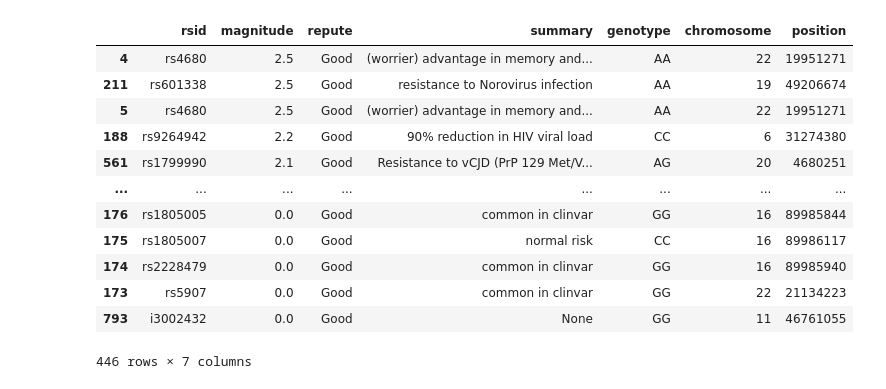
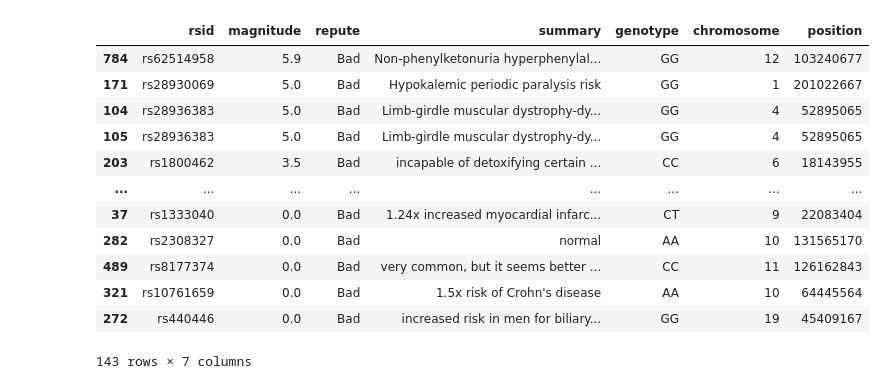
Before and after one commit to linzbush/23-me, a Jupyter notebook: main.ipynb, the cells around one changed output. Drawn from its saved outputs; the diff is of its cells as text; code cells hidden in the pictures.

```diff
--- a/main.ipynb
+++ b/main.ipynb
@@ -25,20 +48,18 @@ data.isna().any()
 # %%
-data = pd.read_csv('genome.txt', sep='\t', na_values='---', dtype={'rsid':'str', 'chromosome':'object', 'position':'int', 'genotype':'str'}, comment='#', names=["rsid", "chromosome", "position", "genotype"])
+#data = pd.read_csv('genome.txt', sep='\t', na_values='---', dtype={'rsid':'str', 'chromosome':'object', 'position':'int', 'genotype':'str'}, comment='#', names=["rsid", "chromosome", "position", "genotype"])
 
 data['chromosome'].unique()
+
+#rename X chromosome to 23
 data['chromosome'] = data['chromosome'].apply(lambda x:
     re.sub(r'X', r'23', x))
+#rename Y chromosome to 24
 data['chromosome'] = data['chromosome'].apply(lambda x:
     re.sub(r'MT', r'24', x))
 
-    # Figure out what to do with your Y
+# filter out empty Y data
 data = data[data['chromosome'] != 'Y']
 data['chromosome'] = data['chromosome'].apply(lambda x:
 	int(x))
 
-    # showing
-# data['isDigit'] = data['chromosome'].str.isdigit()
-# data = data.loc[(data['isDigit'] == False) & (data['chromosome'] == 'Y')  ]
-# data['isDigit'] = data['chromosome'].str.isdigit()
-# data = data[data['isDigit'] == False]
-# data
+data
@@ -57,18 +109,7 @@ display(data.info())
 data.rename({' rsid': 'rsid'}, axis='columns', inplace=True)
 
 #how many snps are there per chromosome?
-
-#solve manually with a for loop
-x = []
-y = []
-for k in chromosome_dict:
-    x.append(k)
-    y.append(len(data[data.chromosome ==k]))
-rsid_per_chromosome = dict(zip(x,y))
-rsid_per_chromosome
-
-#or solve with pandas
-rsid_per_chromosome_series = data.groupby('chromosome')['rsid'].count()
-rsid_per_chromosome_series.columns = ['chromosome','count']
-rsid_per_chromosome_series.plot.barh(figsize=(16,9), fontsize=15)
+rsid_per_chromosome = data.groupby('chromosome')['rsid'].count()
+rsid_per_chromosome.columns = ['chromosome','count']
+rsid_per_chromosome.plot.barh(figsize=(16,9), fontsize=15)
 plt.show()
@@ -99,22 +200,32 @@ snp_df.isna().any()
 # %%
+#create new df merging snpedia data with 23 and me raw data
 new_df = snp_df.merge(data, how='inner', on=['rsid', 'genotype'], suffixes=('_SNPedia', '_myDNA'))
+
+#create df to display bad genes, ascend by magnitude
 bad = new_df[new_df['repute'] == 'Bad'].sort_values('magnitude', ascending = False)
+
+#create df to display neutral genes, ascend by magnitude
 neutral = new_df[new_df['repute'] == 'Neutral'].sort_values('magnitude', ascending = False)
+
+#create df to display good genes, ascend by magnitude
 good = new_df[new_df['repute'] == 'Good'].sort_values('magnitude', ascending = False)
+
+#create df to display interesting genes, ascend by magnitude (greater than magnitude 4)
 interesting = new_df[new_df['magnitude'] > 4].sort_values('magnitude', ascending = False)
-good
+
+bad
 # %% [output]
 |  | rsid | magnitude | repute | summary | genotype | chromosome | position |
-| 4 | rs4680 | 2.5 | Good | (worrier) advantage in memory and... | AA | 22 | 19951271 |
-| 211 | rs601338 | 2.5 | Good | resistance to Norovirus infection | AA | 19 | 49206674 |
-| 5 | rs4680 | 2.5 | Good | (worrier) advantage in memory and... | AA | 22 | 19951271 |
-| 188 | rs9264942 | 2.2 | Good | 90% reduction in HIV viral load | CC | 6 | 31274380 |
-| 561 | rs1799990 | 2.1 | Good | Resistance to vCJD (PrP 129 Met/V... | AG | 20 | 4680251 |
+| 784 | rs62514958 | 5.9 | Bad | Non-phenylketonuria hyperphenylal... | GG | 12 | 103240677 |
+| 171 | rs28930069 | 5.0 | Bad | Hypokalemic periodic paralysis risk | GG | 1 | 201022667 |
+| 104 | rs28936383 | 5.0 | Bad | Limb-girdle muscular dystrophy-dy... | GG | 4 | 52895065 |
+| 105 | rs28936383 | 5.0 | Bad | Limb-girdle muscular dystrophy-dy... | GG | 4 | 52895065 |
+| 203 | rs1800462 | 3.5 | Bad | incapable of detoxifying certain ... | CC | 6 | 18143955 |
 | ... | ... | ... | ... | ... | ... | ... | ... |
-| 176 | rs1805005 | 0.0 | Good | common in clinvar | GG | 16 | 89985844 |
-| 175 | rs1805007 | 0.0 | Good | normal risk | CC | 16 | 89986117 |
-| 174 | rs2228479 | 0.0 | Good | common in clinvar | GG | 16 | 89985940 |
-| 173 | rs5907 | 0.0 | Good | common in clinvar | GG | 22 | 21134223 |
-| 793 | i3002432 | 0.0 | Good | None | GG | 11 | 46761055 |
+| 37 | rs1333040 | 0.0 | Bad | 1.24x increased myocardial infarc... | CT | 9 | 22083404 |
+| 282 | rs2308327 | 0.0 | Bad | normal | AA | 10 | 131565170 |
+| 489 | rs8177374 | 0.0 | Bad | very common, but it seems better ... | CC | 11 | 126162843 |
+| 321 | rs10761659 | 0.0 | Bad | 1.5x risk of Crohn's disease | AA | 10 | 64445564 |
+| 272 | rs440446 | 0.0 | Bad | increased risk in men for biliary... | GG | 19 | 45409167 |
-446 rows × 7 columns
+143 rows × 7 columns
 # %%
```
Also changed, not shown: parts of 10 cells of this notebook, 3 other files.
